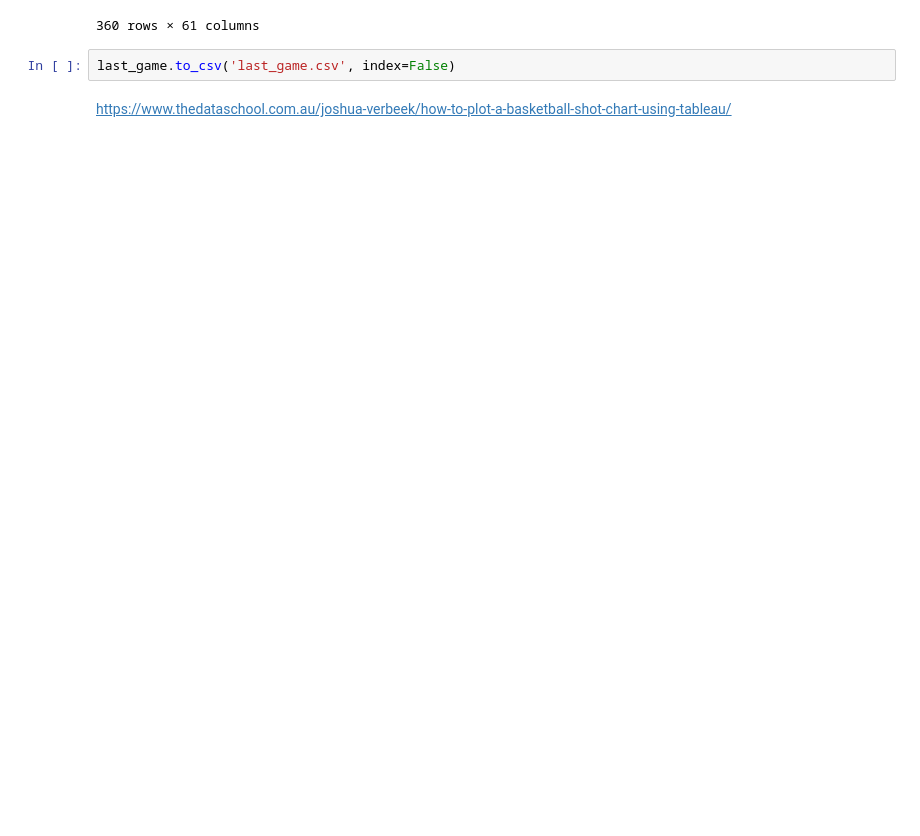
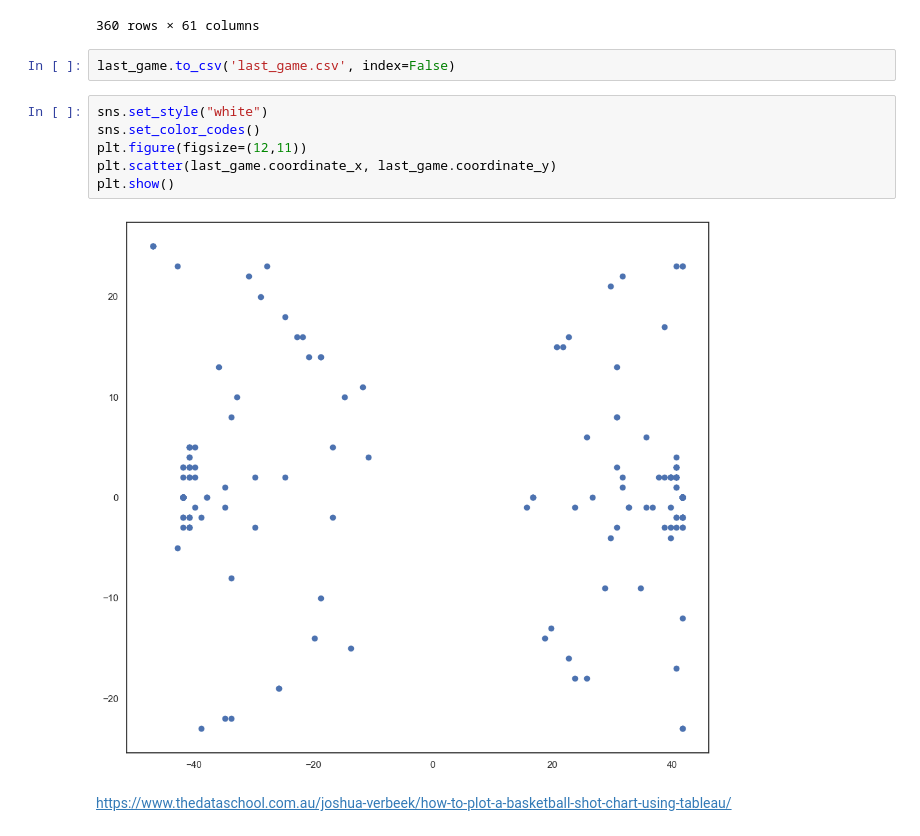
Before and after one commit to aimeejohnson/ncaa-basketball-capstone, a Jupyter notebook: notebooks/foul_analysis.ipynb, the cells around one changed output. Saved outputs shown, nothing was run; the diff lists cells and outputs as text; blank space fills up the shorter version.

```diff
--- a/notebooks/foul_analysis.ipynb
+++ b/notebooks/foul_analysis.ipynb
@@ -553,5 +583,13 @@ last_game
 360 rows × 61 columns
 # %%
 last_game.to_csv('last_game.csv', index=False)
+# %%
+sns.set_style("white")
+sns.set_color_codes()
+plt.figure(figsize=(12,11))
+plt.scatter(last_game.coordinate_x, last_game.coordinate_y)
+plt.show()
+# %% [output]
+[figure, added]
 # %% [markdown]
 https://www.thedataschool.com.au/joshua-verbeek/how-to-plot-a-basketball-shot-chart-using-tableau/
```
Also changed, not shown: parts of 23 cells of this notebook.
